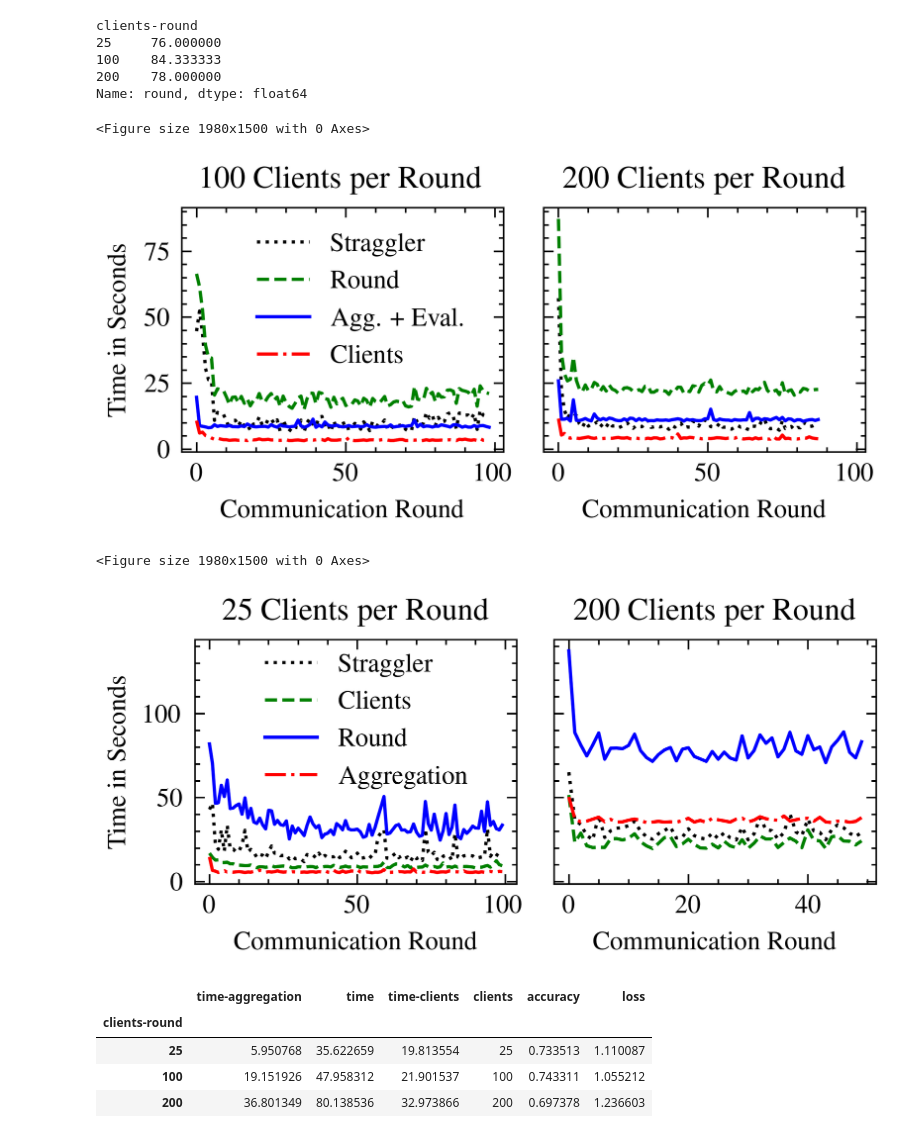
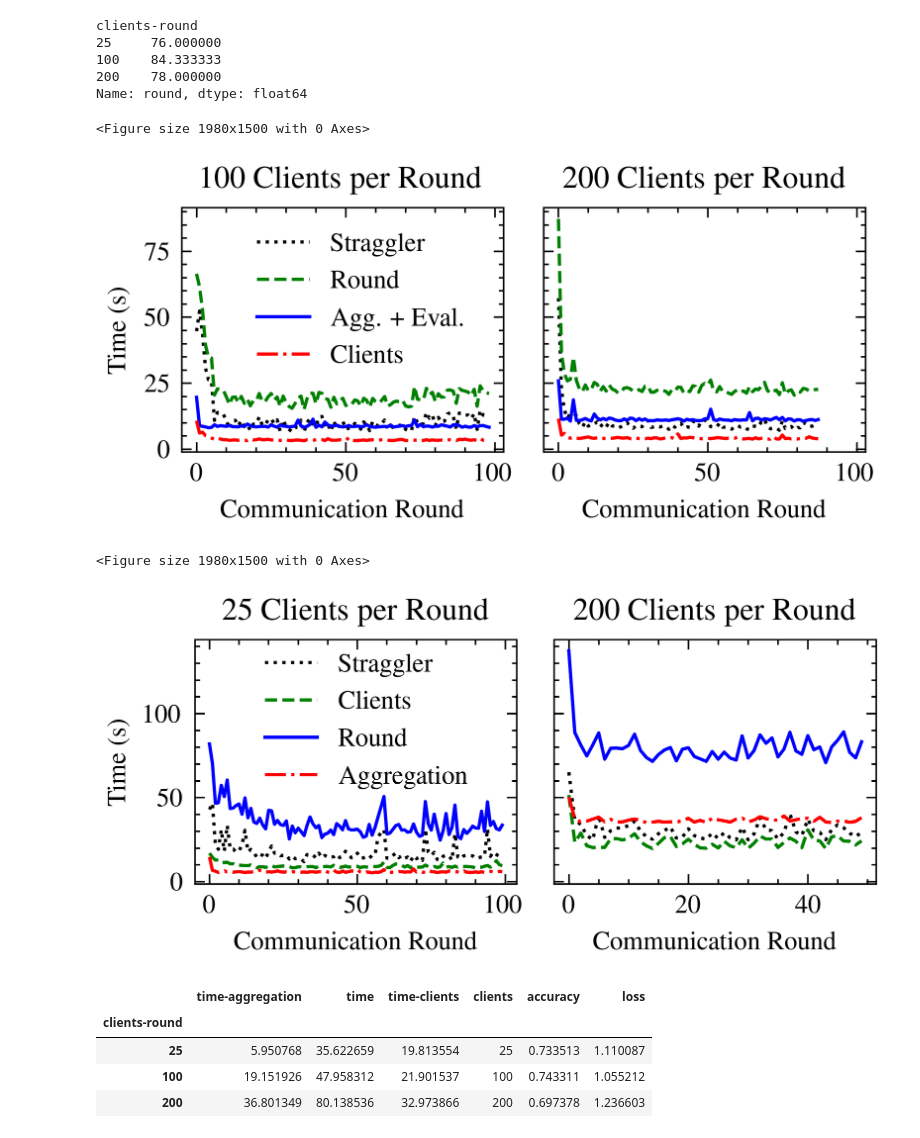
Before and after one commit to Serverless-Federated-Learning/FedLesScan, a Jupyter notebook: experiments/fedless-analysis-ieee.ipynb, the cells around one changed output. Cells and saved outputs as stored; diff of their text form; code cells hidden in the pictures.

```diff
--- a/experiments/fedless-analysis-ieee.ipynb
+++ b/experiments/fedless-analysis-ieee.ipynb
@@ -83,35 +84,35 @@ for i, clients in enumerate([100, 200]):
         data=df_.loc[("mnist", clients)],
         ax=axarr[i],
         label="Round",
         ci=None # 'sd'
     )
     sns.lineplot(
         x="round",
         y="time-aggregation",
         data=mean_round_df.loc[clients],
         ax=axarr[i],
         label="Agg. + Eval."
     )
     sns.lineplot(
         x="round",
         y="seconds",
         data=clients_df_.loc[(dataset, clients)],
         ax=axarr[i],
         label="Clients",
         ci=None # 'sd'
     )
     axarr[i].set_title(f"{clients} Clients per Round")
     axarr[i].set_xlabel("Communication Round")
-    axarr[i].set_ylabel("Time in Seconds")
+    axarr[i].set_ylabel("Time (s)")
     axarr[i].get_legend().remove()
 
 handles, labels = axarr[-1].get_legend_handles_labels()
 fig.legend(handles, labels, loc=(0.19, 0.41))
 fig.tight_layout()
 fig.savefig(PLOT_OUTPUT_DIR / f"fedless-{dataset}-times.pdf", bbox_inches ='tight',pad_inches=0)
 # %% [output]
 <Figure size 1980x1500 with 0 Axes>
-[figure, old version]
+[figure, new version]
 # %%
 dataset = "femnist"
 df_ = fedless_df.loc[(dataset, slice(1, 200), 200), :]
@@ -163,7 +164,7 @@ for i, clients in enumerate([25, 200]):
     #)
     axarr[i].set_title(f"{clients} Clients per Round")
     axarr[i].set_xlabel("Communication Round")
-    axarr[i].set_ylabel("Time in Seconds")
+    axarr[i].set_ylabel("Time (s)")
     axarr[i].get_legend().remove()
 
 handles, labels = axarr[-1].get_legend_handles_labels()
@@ -173,7 +174,7 @@ fig.tight_layout()
 fig.savefig(PLOT_OUTPUT_DIR / f"fedless-{dataset}-times.pdf", bbox_inches ='tight',pad_inches=0)
 # %% [output]
 <Figure size 1980x1500 with 0 Axes>
-[figure, old version]
+[figure, new version]
 # %%
 mean_round_df.groupby("clients-round").mean()
 # %% [output]
```
Also changed, not shown: parts of 12 cells of this notebook.
